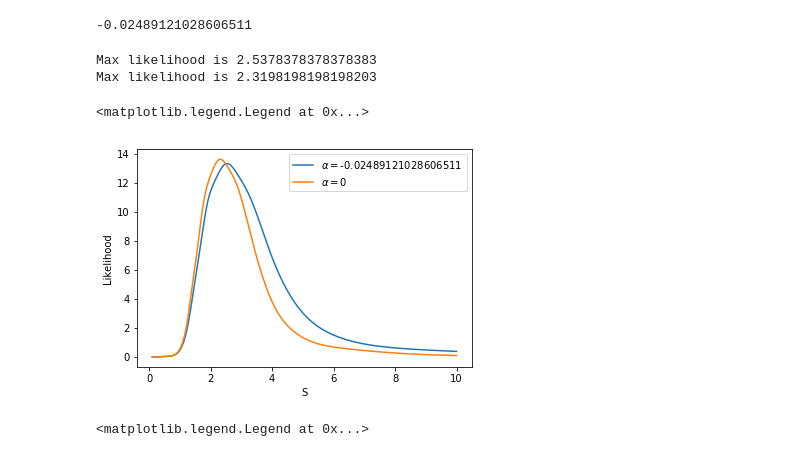
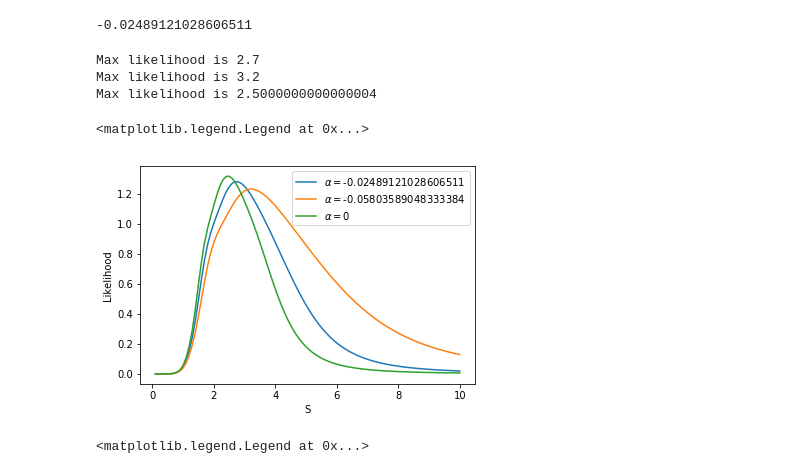
Before and after one commit to katemarvel/WCRP_ECS, a Jupyter notebook: ForwardModel.ipynb, the cells around one changed output. Drawn from its saved outputs; the diff is of its cells as text; code cells hidden in the pictures.

```diff
--- a/ForwardModel.ipynb
+++ b/ForwardModel.ipynb
@@ -24,7 +24,7 @@ is equal to the equilibrium sensitivity ($S=S_{hist}$).
 
 We have observations of the temperature change $\Delta T$ and the rate of ocean heat uptake $\Delta Q$ (roughly equivalent to the TOA imbalance because the land heat capacity is negligible).  We can estimate the radiative forcing $\Delta F$ from inventories of CO$_2$ emissons and aerosol burden.  The uncertainites in these quantities are (initially) assumed to be Gaussian).
 # %%
-nsamp=1000 #change as needed
+nsamp=100 #change as needed
 dT = np.random.normal(loc=0.91,scale=0.11/1.96,size=nsamp)
 dQ = np.random.normal(0.61,0.14/1.96,size=nsamp)
 # %% [markdown]
@@ -460,17 +460,19 @@ alpha_erf
 -0.02489121028606511
 # %%
 get_LGM_likelihood(alpha=alpha_erf,print_max_likelihood=True)
+get_LGM_likelihood(alpha=alpha_irf,print_max_likelihood=True)
 get_LGM_likelihood(alpha=0,print_max_likelihood=True)
 #lgm_giss=get_LGM_likelihood(alpha=alpha_erf,plot=False)
 #lgm_0=get_LGM_likelihood(alpha=0,plot=False)
 #print(np.linspace(.1,10,num=nsamp)[np.argmax(lgm_giss)])
 #np.linspace(.1,10,num=nsamp)[np.argmax(lgm_0)]
 plt.legend()
 # %% [output]
-Max likelihood is 2.5378378378378383
-Max likelihood is 2.3198198198198203
+Max likelihood is 2.7
+Max likelihood is 3.2
+Max likelihood is 2.5000000000000004
 <matplotlib.legend.Legend at 0x...>
-[figure, old version]
+[figure, new version]
 # %%
 Fi_solar=[-45.28,-22.64,-11.32,-4.53,4.53,11.32]
 Fa_solar=[-45.87,-22.94,-11.47,-4.59,4.59,11.47]
```
Also changed, not shown: parts of 18 cells of this notebook.
